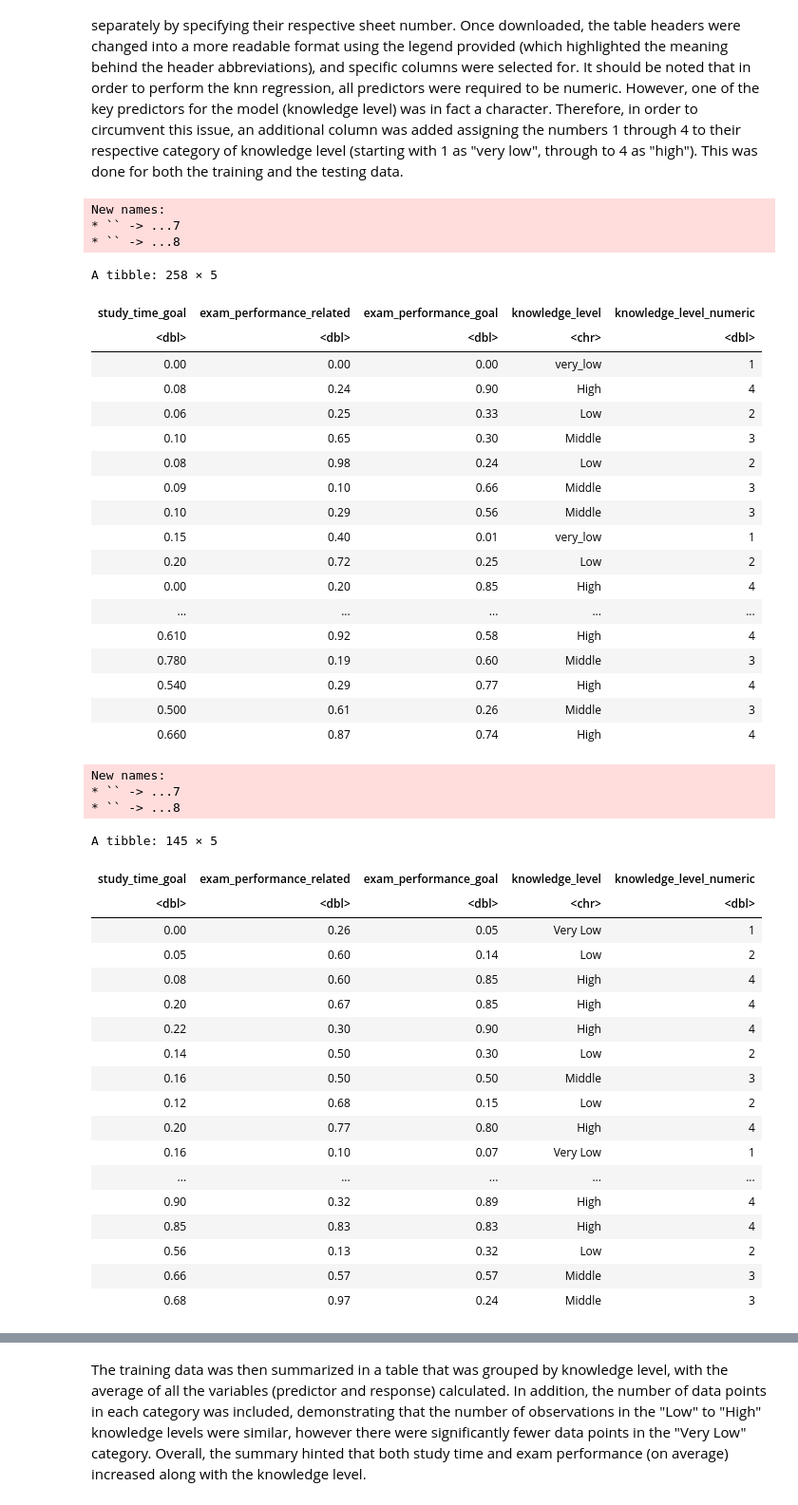
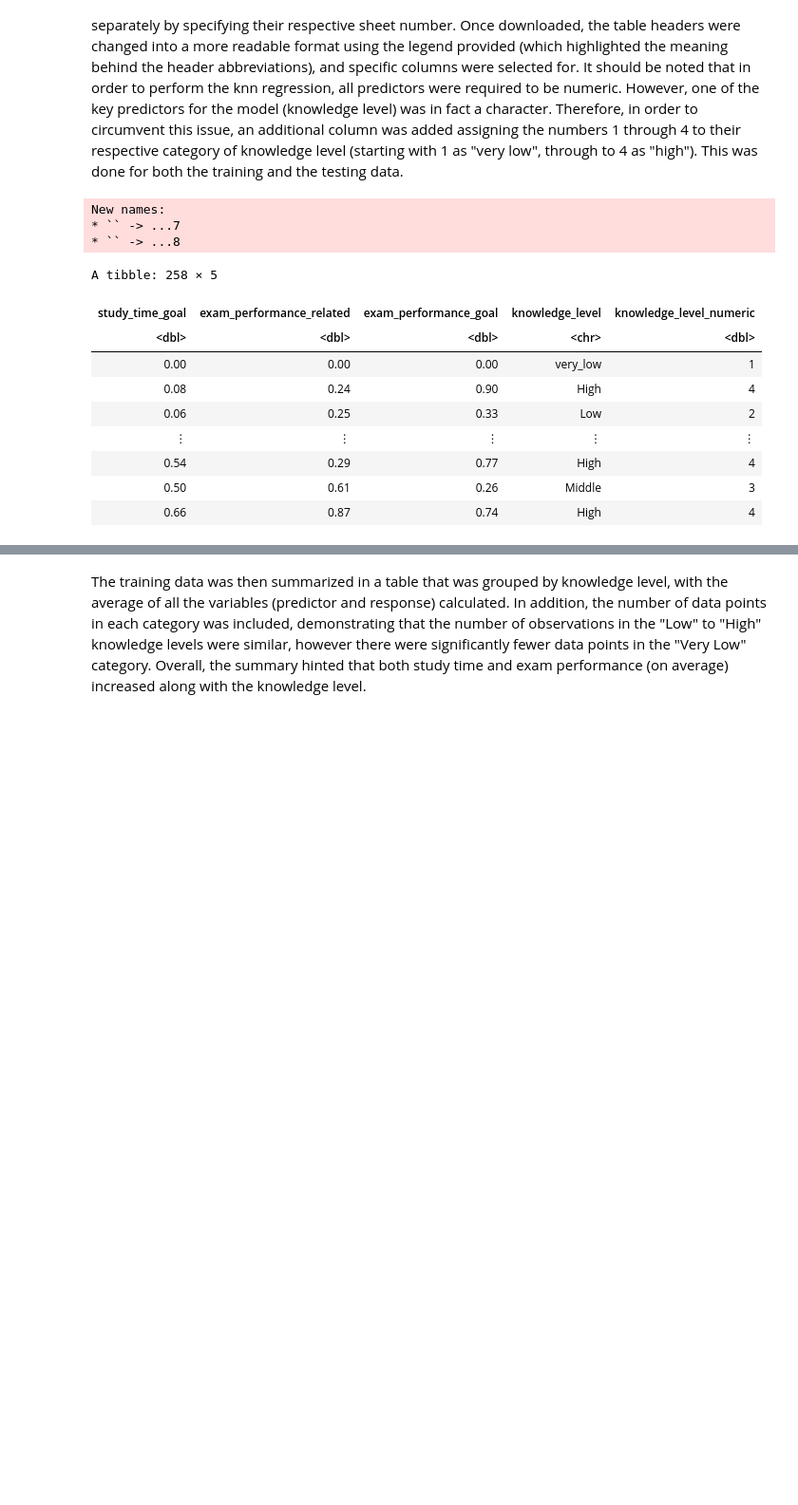
Before and after one commit to MirrenB/DSCI-100-Group-Project, a Jupyter notebook: Regression.ipynb, the cells around one changed output, grey strips where cells are left out. Shown: that part at 95% size. Cells and saved outputs as stored; diff of their text form; code cells hidden in the pictures; blank space fills up the shorter version.

Commit message:
Added table captions and reduced the number of observations shown in the tables

```diff
--- a/Regression.ipynb
+++ b/Regression.ipynb
@@ -27,68 +27,29 @@ The following object is masked from ‘package:readr’:
 The first step in the analysis of the data was downloading the excel file from the online database into Jupyter, and establishing a training and testing data set. Luckily the data was already separated into these two categories in the original file, allowing for the training and testing groups to be read separately by specifying their respective sheet number. Once downloaded, the table headers were changed into a more readable format using the legend provided (which highlighted the meaning behind the header abbreviations), and specific columns were selected for. It should be noted that in order to perform the knn regression, all predictors were required to be numeric. However, one of the key predictors for the model (knowledge level) was in fact a character. Therefore, in order to circumvent this issue, an additional column was added assigning the numbers 1 through 4 to their respective category of knowledge level (starting with 1 as "very low", through to 4 as "high"). This was done for both the training and the testing data.
 # %%
 download.file(destfile = "user_knowledge.xls", url = "https://archive.ics.uci.edu/ml/machine-learning-databases/00257/Data_User_Modeling_Dataset_Hamdi%20Tolga%20KAHRAMAN.xls")
+
+options(repr.matrix.max.rows = 6)
 
 user_training <- read_excel("user_knowledge.xls", sheet = 2) %>%
             select(STG, LPR, PEG, UNS) %>%
             rename(study_time_goal = STG,
                   exam_performance_related = LPR,
                   exam_performance_goal = PEG,
                   knowledge_level = UNS) %>%
             mutate(knowledge_level_numeric = recode(knowledge_level, very_low = '1', Low = '2', Middle =  '3', High = '4' )) %>%
             mutate(knowledge_level_numeric = as.numeric(knowledge_level_numeric))
 user_training
-
-user_testing <- read_excel("user_knowledge.xls", sheet = 3) %>%
-            select(STG, LPR, PEG, UNS) %>%
-            rename(study_time_goal = STG,
-                  exam_performance_related = LPR,
-                  exam_performance_goal = PEG,
-                  knowledge_level = UNS) %>%
-            mutate(knowledge_level_numeric = recode(knowledge_level, 'Very Low' = '1', Low = '2', Middle =  '3', High = '4' )) %>%
-            mutate(knowledge_level_numeric = as.numeric(knowledge_level_numeric))
-user_testing
 # %% [output]
 New names:
 * `` -> ...7
 * `` -> ...8
 A tibble: 258 × 5
 | study_time_goal | exam_performance_related | exam_performance_goal | knowledge_level | knowledge_level_numeric |
 | <dbl> | <dbl> | <dbl> | <chr> | <dbl> |
 | 0.00 | 0.00 | 0.00 | very_low | 1 |
 | 0.08 | 0.24 | 0.90 | High | 4 |
 | 0.06 | 0.25 | 0.33 | Low | 2 |
-| 0.10 | 0.65 | 0.30 | Middle | 3 |
-| 0.08 | 0.98 | 0.24 | Low | 2 |
-| 0.09 | 0.10 | 0.66 | Middle | 3 |
-| 0.10 | 0.29 | 0.56 | Middle | 3 |
-| 0.15 | 0.40 | 0.01 | very_low | 1 |
-| 0.20 | 0.72 | 0.25 | Low | 2 |
-| 0.00 | 0.20 | 0.85 | High | 4 |
-| ... | ... | ... | ... | ... |
-| 0.610 | 0.92 | 0.58 | High | 4 |
-| 0.780 | 0.19 | 0.60 | Middle | 3 |
-| 0.540 | 0.29 | 0.77 | High | 4 |
-| 0.500 | 0.61 | 0.26 | Middle | 3 |
-| 0.660 | 0.87 | 0.74 | High | 4 |
+| ⋮ | ⋮ | ⋮ | ⋮ | ⋮ |
+| 0.54 | 0.29 | 0.77 | High | 4 |
+| 0.50 | 0.61 | 0.26 | Middle | 3 |
+| 0.66 | 0.87 | 0.74 | High | 4 |
-New names:
-* `` -> ...7
-* `` -> ...8
-A tibble: 145 × 5
-| study_time_goal | exam_performance_related | exam_performance_goal | knowledge_level | knowledge_level_numeric |
-| <dbl> | <dbl> | <dbl> | <chr> | <dbl> |
-| 0.00 | 0.26 | 0.05 | Very Low | 1 |
-| 0.05 | 0.60 | 0.14 | Low | 2 |
-| 0.08 | 0.60 | 0.85 | High | 4 |
-| 0.20 | 0.67 | 0.85 | High | 4 |
-| 0.22 | 0.30 | 0.90 | High | 4 |
-| 0.14 | 0.50 | 0.30 | Low | 2 |
-| 0.16 | 0.50 | 0.50 | Middle | 3 |
-| 0.12 | 0.68 | 0.15 | Low | 2 |
-| 0.20 | 0.77 | 0.80 | High | 4 |
-| 0.16 | 0.10 | 0.07 | Very Low | 1 |
-| ... | ... | ... | ... | ... |
-| 0.90 | 0.32 | 0.89 | High | 4 |
-| 0.85 | 0.83 | 0.83 | High | 4 |
-| 0.56 | 0.13 | 0.32 | Low | 2 |
-| 0.66 | 0.57 | 0.57 | Middle | 3 |
-| 0.68 | 0.97 | 0.24 | Middle | 3 |
```
Also changed, not shown: parts of 11 cells of this notebook.
